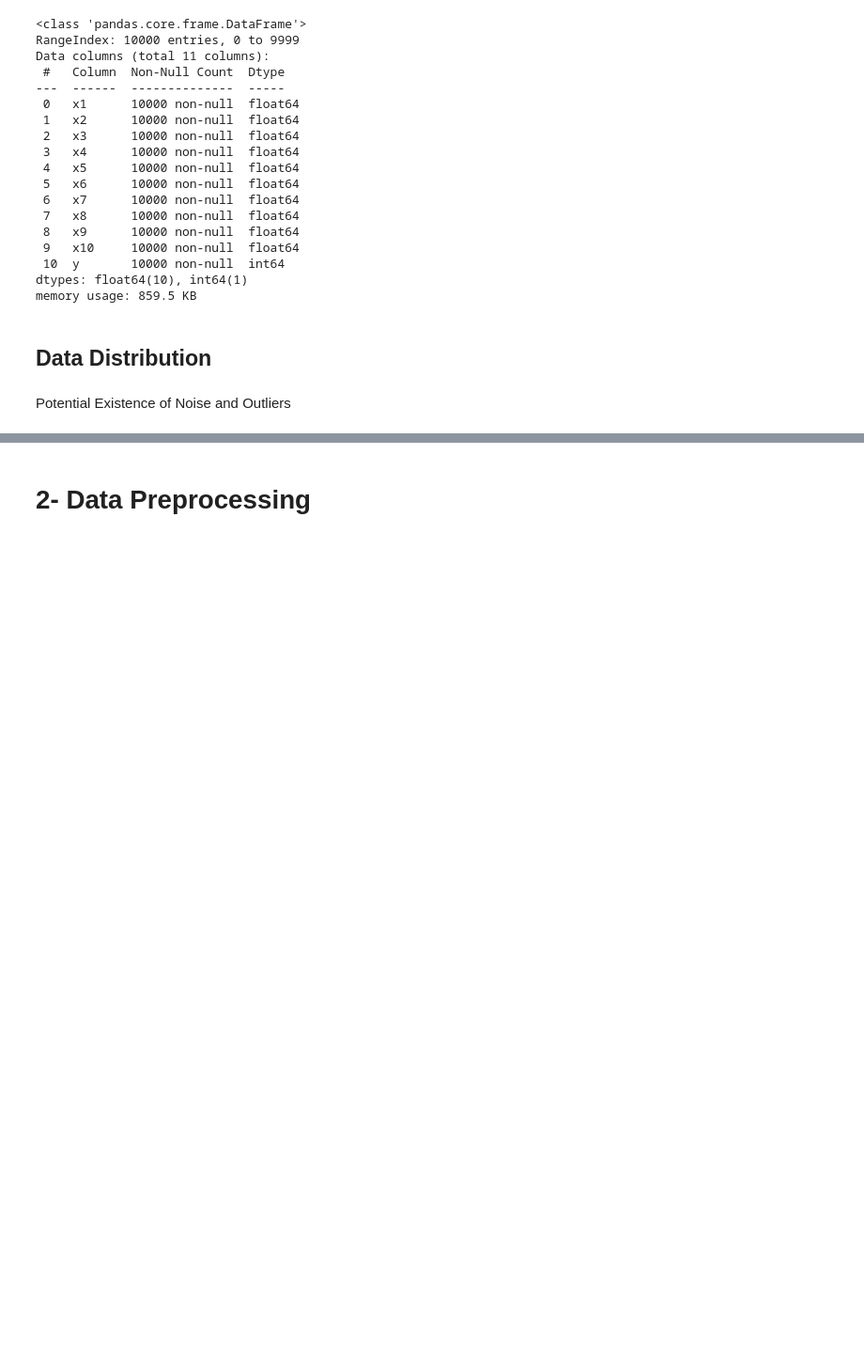
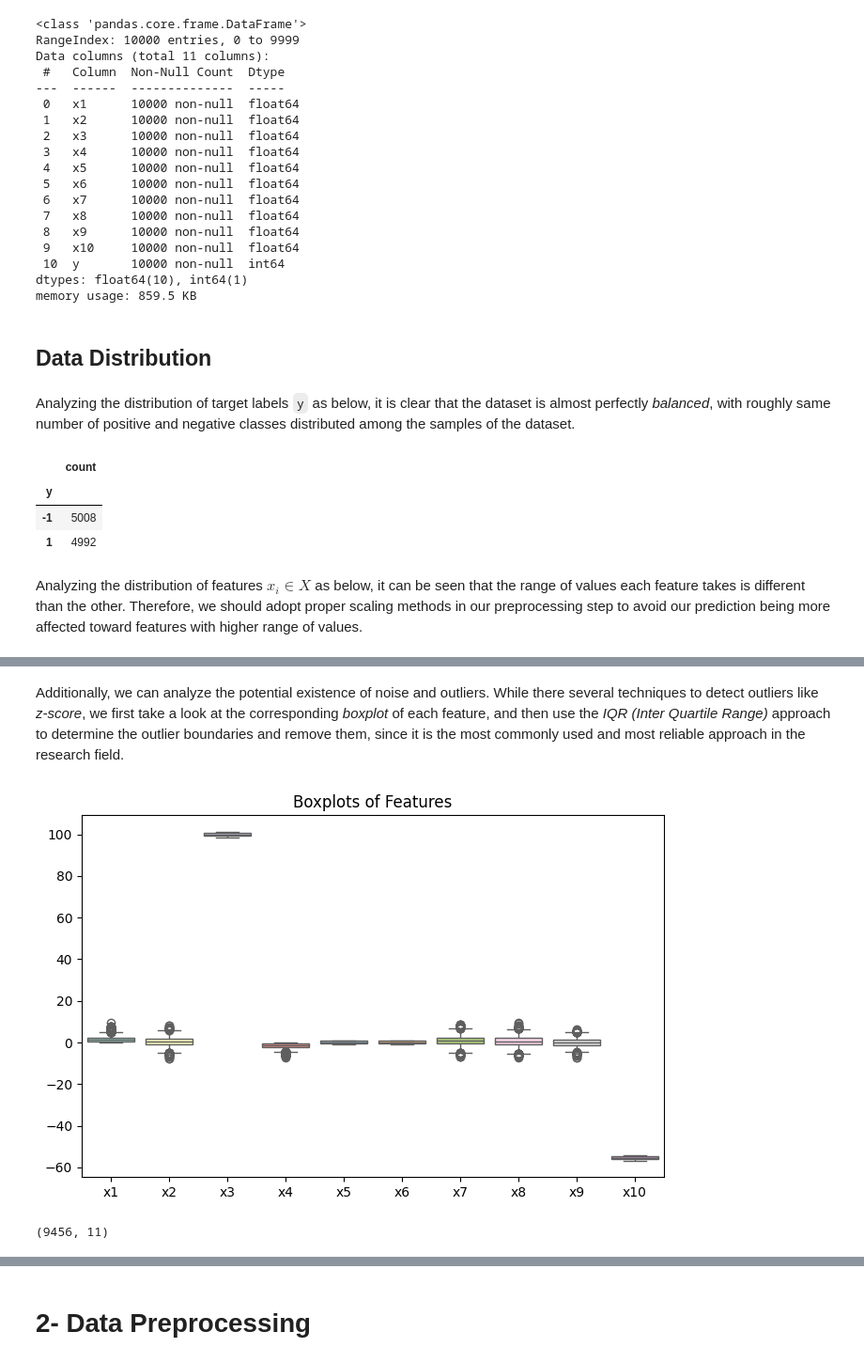
Before and after one commit to tabaraei/Kernelized-Linear-Classification, a Jupyter notebook: Kernelized_Linear_Classification.ipynb, the cells around one changed output, grey strips where cells are left out. Shown at 94% size. Saved outputs shown, nothing was run; the diff lists cells and outputs as text; code cells hidden in the pictures; blank space fills up the shorter version.

Commit message:
added the data distribution section, including the outlier detection

```diff
--- a/Kernelized_Linear_Classification.ipynb
+++ b/Kernelized_Linear_Classification.ipynb
@@ -56,8 +59,17 @@ dtypes: float64(10), int64(1)
 memory usage: 859.5 KB
 # %% [markdown]
 ## Data Distribution
-# %% [markdown]
-Potential Existence of Noise and Outliers
+# %% [markdown]
+Analyzing the distribution of target labels `y` as below, it is clear that the dataset is almost perfectly *balanced*, with roughly same number of positive and negative classes distributed among the samples of the dataset.
+# %%
+dataset['y'].value_counts().to_frame()
+# %% [output]
+|  | count |
+| y |  |
+| -1 | 5008 |
+| 1 | 4992 |
+# %% [markdown]
+Analyzing the distribution of features $x_i \in X$ as below, it can be seen that the range of values each feature takes is different than the other. Therefore, we should adopt proper scaling methods in our preprocessing step to avoid our prediction being more affected toward features with higher range of values.
 # %%
 dataset.describe()
 # %% [output]
@@ -70,3 +82,25 @@ dataset.describe()
 | 50% | 1.276243 | 0.492813 | 99.802830 | -1.262985 | 0.157145 | 0.101648 | 1.006918 | 0.624762 | 0.024726 | -55.397208 | -1.000000 |
 | 75% | 2.352106 | 1.902003 | 100.549141 | -0.605316 | 0.777856 | 0.754770 | 2.434886 | 2.098389 | 1.248961 | -54.758351 | 1.000000 |
 | max | 9.384223 | 8.302375 | 101.260768 | -0.000003 | 1.000000 | 1.000000 | 8.760306 | 9.287266 | 6.211452 | -54.208890 | 1.000000 |
+# %% [markdown]
+Additionally, we can analyze the potential existence of noise and outliers. While there several techniques to detect outliers like *z-score*, we first take a look at the corresponding *boxplot* of each feature, and then use the *IQR (Inter Quartile Range)* approach to determine the outlier boundaries and remove them, since it is the most commonly used and most reliable approach in the research field.
+# %%
+plt.figure(figsize=(8, 5))
+plt.title("Boxplots of Features")
+_ = sns.boxplot(data=dataset.drop(columns=['y']), palette='Set3', showfliers=True)
+# %% [output]
+[figure, added]
+# %%
+# Compute Q1 and Q3 percentiles, and the corresponding IQR
+Q1 = dataset.drop(columns=['y']).quantile(0.25)
+Q3 = dataset.drop(columns=['y']).quantile(0.75)
+IQR = Q3 - Q1
+lower = Q1 - 1.5*IQR
+upper = Q3 + 1.5*IQR
+
+# Detecting the outliers, and removing them from dataset
+outliers = (dataset.drop(columns=['y']) < lower) | (dataset.drop(columns=['y']) > upper)
+dataset = dataset[~outliers.any(axis=1)]
+dataset.shape
+# %% [output]
+(9456, 11)
```
Also changed, not shown: parts of 5 cells of this notebook.
